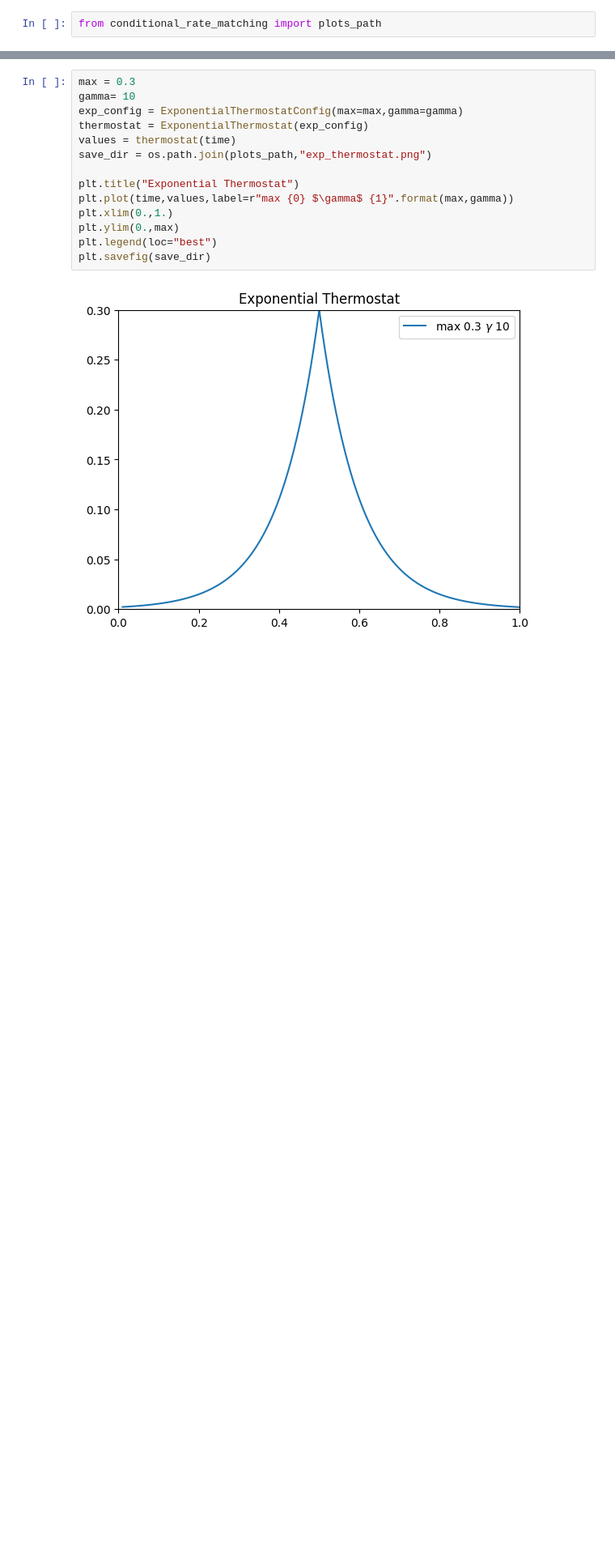
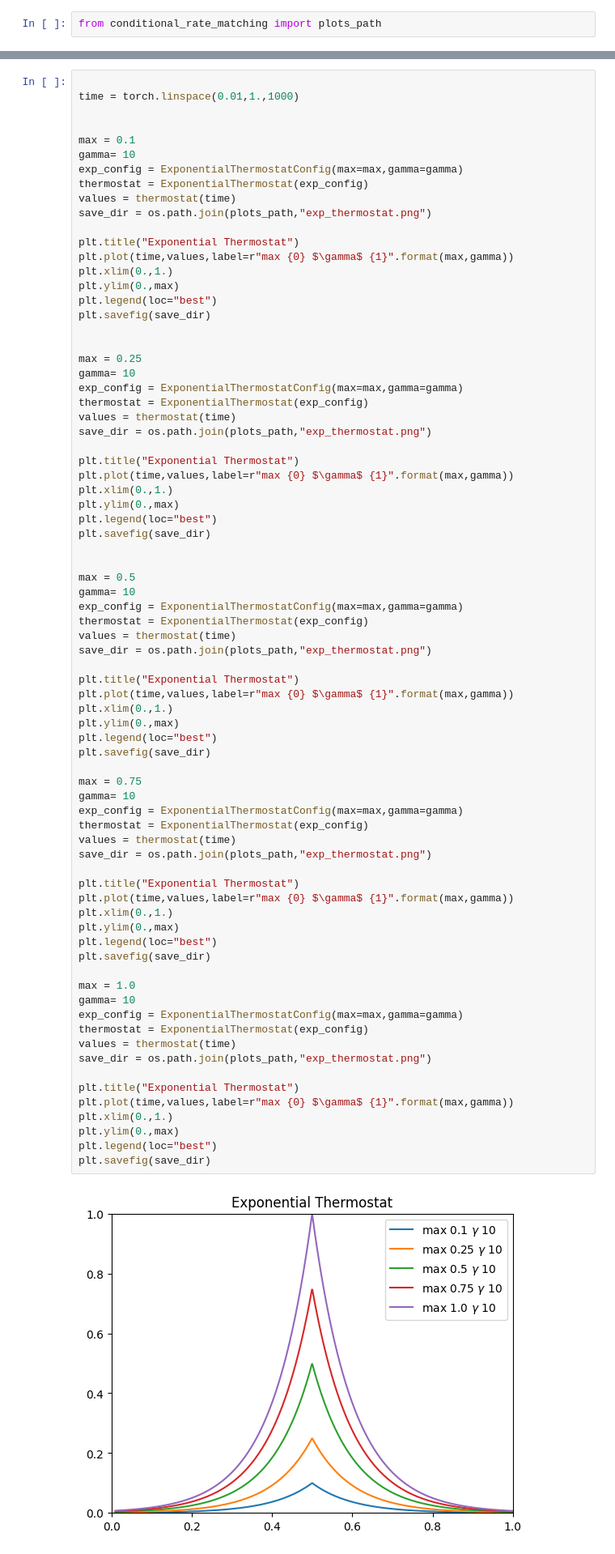
Before and after one commit to cesarali/conditional_rate_matching, a Jupyter notebook: notebooks/Models/CRM/Thermostats.ipynb, the cells around one changed output, grey strips where cells are left out. Shown at 81% size. Drawn from its saved outputs; the diff is of its cells as text; blank space fills up the shorter version.

```diff
--- a/notebooks/Models/CRM/Thermostats.ipynb
+++ b/notebooks/Models/CRM/Thermostats.ipynb
@@ -77,21 +77,83 @@ class ExponentialThermostat:
         thermostat = torch.exp(-self.gamma*torch.abs(t-0.5))*self.max
         return thermostat.to(device)
 # %%
-max = 0.3
+
+time = torch.linspace(0.01,1.,1000)
+
+
+max = 0.1
 gamma= 10
 exp_config = ExponentialThermostatConfig(max=max,gamma=gamma)
 thermostat = ExponentialThermostat(exp_config)
 values = thermostat(time)
 save_dir = os.path.join(plots_path,"exp_thermostat.png")
 
 plt.title("Exponential Thermostat")
 plt.plot(time,values,label=r"max {0} $\gamma$ {1}".format(max,gamma))
 plt.xlim(0.,1.)
 plt.ylim(0.,max)
 plt.legend(loc="best")
 plt.savefig(save_dir)
+
+
+max = 0.25
+gamma= 10
+exp_config = ExponentialThermostatConfig(max=max,gamma=gamma)
+thermostat = ExponentialThermostat(exp_config)
+values = thermostat(time)
+save_dir = os.path.join(plots_path,"exp_thermostat.png")
+
+plt.title("Exponential Thermostat")
+plt.plot(time,values,label=r"max {0} $\gamma$ {1}".format(max,gamma))
+plt.xlim(0.,1.)
+plt.ylim(0.,max)
+plt.legend(loc="best")
+plt.savefig(save_dir)
+
+
+max = 0.5
+gamma= 10
+exp_config = ExponentialThermostatConfig(max=max,gamma=gamma)
+thermostat = ExponentialThermostat(exp_config)
+values = thermostat(time)
+save_dir = os.path.join(plots_path,"exp_thermostat.png")
+
+plt.title("Exponential Thermostat")
+plt.plot(time,values,label=r"max {0} $\gamma$ {1}".format(max,gamma))
+plt.xlim(0.,1.)
+plt.ylim(0.,max)
+plt.legend(loc="best")
+plt.savefig(save_dir)
+
+max = 0.75
+gamma= 10
+exp_config = ExponentialThermostatConfig(max=max,gamma=gamma)
+thermostat = ExponentialThermostat(exp_config)
+values = thermostat(time)
+save_dir = os.path.join(plots_path,"exp_thermostat.png")
+
+plt.title("Exponential Thermostat")
+plt.plot(time,values,label=r"max {0} $\gamma$ {1}".format(max,gamma))
+plt.xlim(0.,1.)
+plt.ylim(0.,max)
+plt.legend(loc="best")
+plt.savefig(save_dir)
+
+max = 1.0
+gamma= 10
+exp_config = ExponentialThermostatConfig(max=max,gamma=gamma)
+thermostat = ExponentialThermostat(exp_config)
+values = thermostat(time)
+save_dir = os.path.join(plots_path,"exp_thermostat.png")
+
+plt.title("Exponential Thermostat")
+plt.plot(time,values,label=r"max {0} $\gamma$ {1}".format(max,gamma))
+plt.xlim(0.,1.)
+plt.ylim(0.,max)
+plt.legend(loc="best")
+plt.savefig(save_dir)
 # %% [output]
-[figure, old version]
+[figure, new version]
 # %%
 from dataclasses import dataclass
 
```
Also changed, not shown: parts of 4 cells of this notebook, 12 other files.
